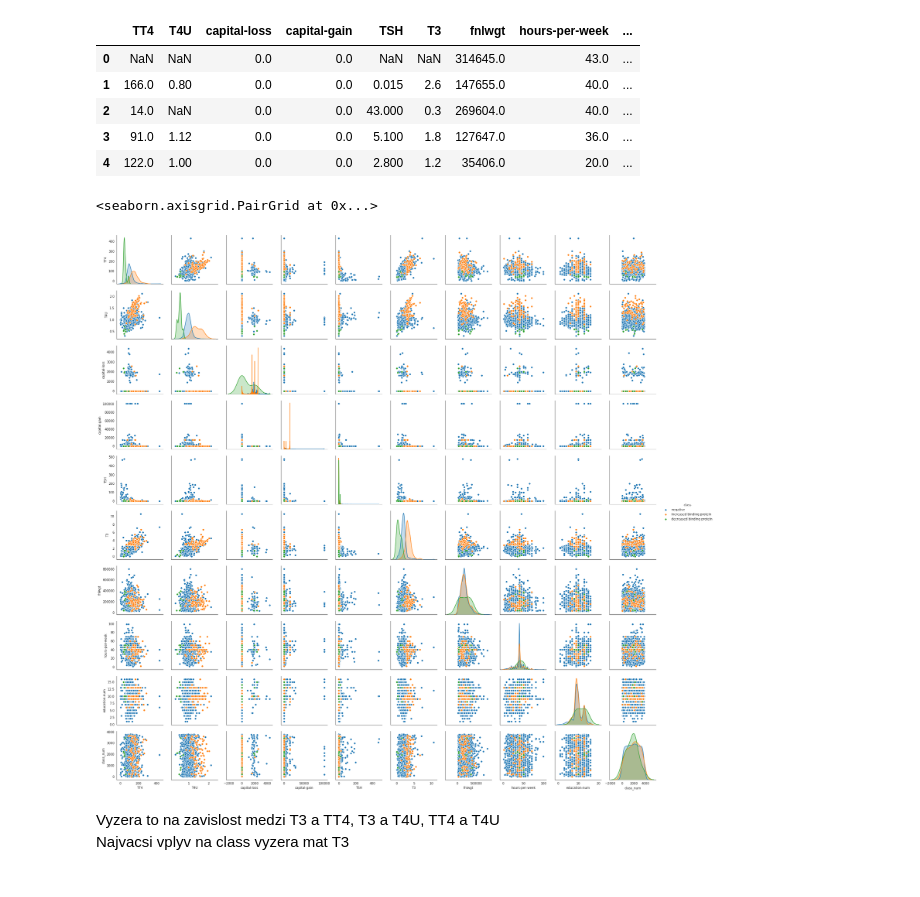
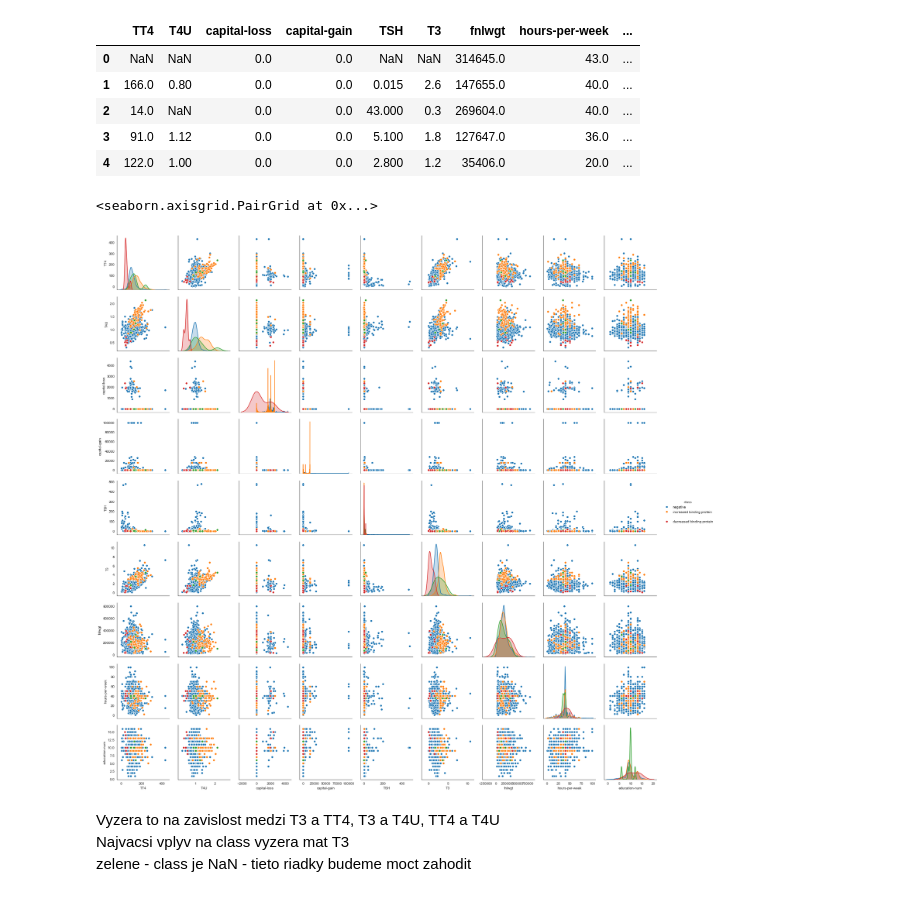
Before and after one commit to MatusPilnan/nadejny-informatik, a Jupyter notebook: utrzok-z-krabicky-od-marlboriek.ipynb, the cells around one changed output. Saved outputs shown, nothing was run; the diff lists cells and outputs as text; code cells hidden in the pictures.

```diff
--- a/utrzok-z-krabicky-od-marlboriek.ipynb
+++ b/utrzok-z-krabicky-od-marlboriek.ipynb
@@ -82,6 +86,7 @@ data['sex'].unique()
 array(['M', 'F', nan], dtype=object)
 # %%
 bulo = lambda vstup: vstup.lower().split('.')[0] == 't'
+classa = lambda vstup: vstup.lower().split('.|')[0]
 konvertovace = {
     "FTI measured": bulo,
     "tumor": bulo,
@@ -93,17 +98,15 @@ konvertovace = {
     "query on thyroxine": bulo,
     "T3 measured": bulo,
     "TBG measured": bulo,
-    "pregnant": bulo
+    "pregnant": bulo,
+    "class": classa
 }
-other = pd.read_csv("data/other_train.csv", na_values=['?', '??'], index_col=0, true_values=['t'], false_values=['f'],
+other = pd.read_csv("data/other_train.csv", na_values=['?', '??', ' ?'], index_col=0, true_values=['t'], false_values=['f'],
                     converters=konvertovace)
 # %% [markdown]
 nastaveny ? a ?? ako NaN hodnoty v read_csv
 nastaveny stlpec cislo 0 ako kluc k riadkom v read_csv
 hodnoty stlpcov kde ma byt boolean su z t a f a t/f.{cislo} zmenene na True a False pouzitim convertoru
-# %%
-other['class_num'] = other['class'].str.partition('.|')[2].astype(float)
-other['class_name'] = other['class'].str.partition('.|')[0].str.lower()
 # %% [markdown]
 Stlpec class rozdeleny na class name (pred .|) a hodnotu za .| v povodnom stlpci
 # %%
@@ -326,16 +242,14 @@ other.select_dtypes(include=np.number).head()
 | 3 | 91.0 | 1.12 | 0.0 | 0.0 | 5.100 | 1.8 | 127647.0 | 36.0 | ... |
 | 4 | 122.0 | 1.00 | 0.0 | 0.0 | 2.800 | 1.2 | 35406.0 | 20.0 | ... |
 # %%
+numeric = other.select_dtypes(include=np.number).drop(columns="TBG")
+numeric['class'] = other['class']
 
-
-numeric = other.select_dtypes(include=np.number).drop(columns="TBG")
-numeric['class'] = other['class_name']
-
-# pd.plotting.scatter_matrix(other)
 sns.pairplot(numeric, hue='class')
 # %% [output]
 <seaborn.axisgrid.PairGrid at 0x...>
-[figure, old version]
+[figure, new version]
 # %% [markdown]
 Vyzera to na zavislost medzi T3 a TT4, T3 a T4U, TT4 a T4U
 Najvacsi vplyv na class vyzera mat T3
+zelene - class je NaN - tieto riadky budeme moct zahodit
```
Also changed, not shown: parts of 62 cells of this notebook.
